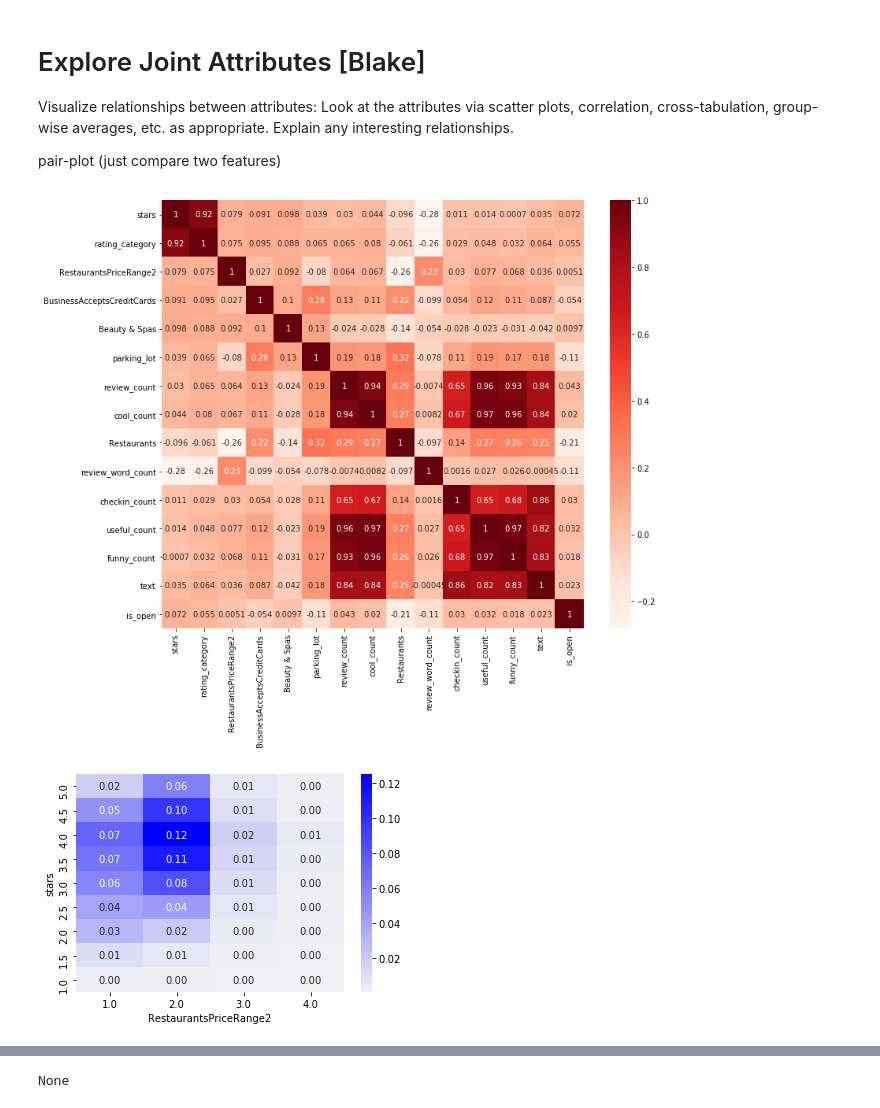
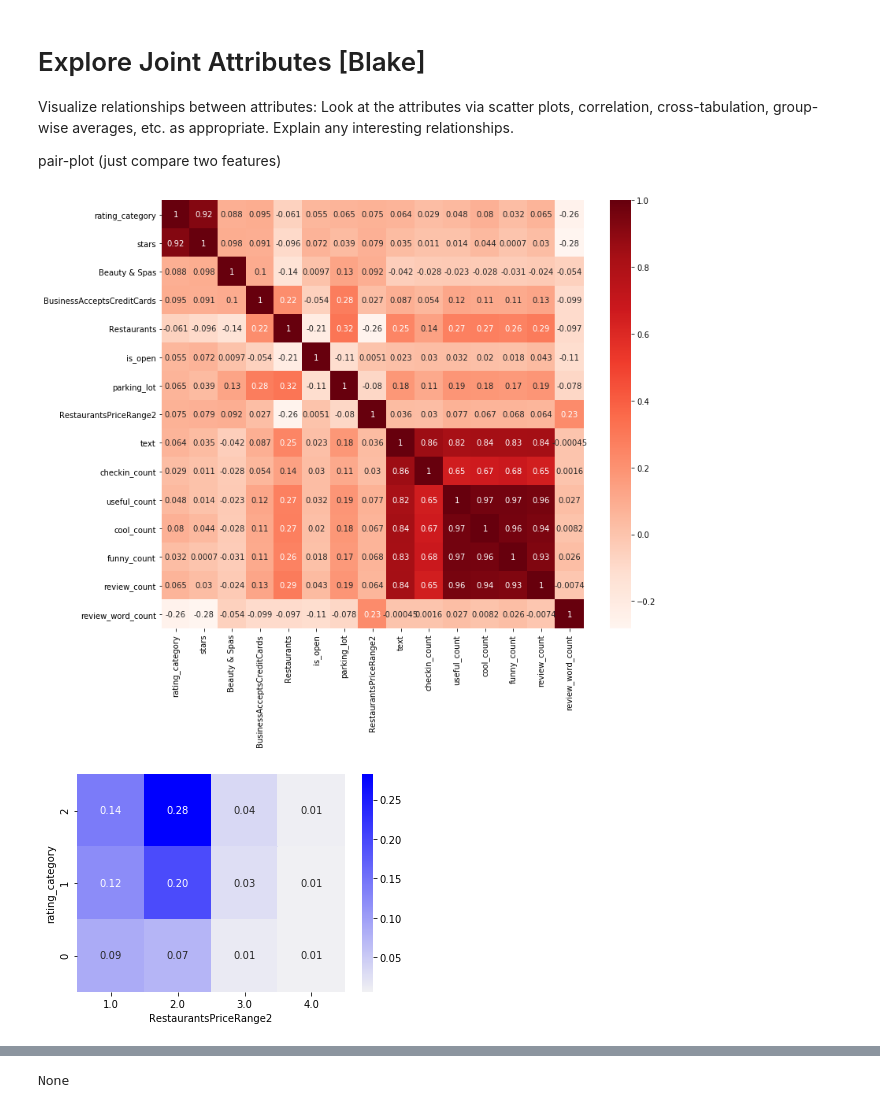
Before and after one commit to rchannewiser/MSDS-machine-learning1-team5, a Jupyter notebook: yelp_test.ipynb, the cells around one changed output, grey strips where cells are left out. Drawn from its saved outputs; the diff is of its cells as text; code cells hidden in the pictures.

```diff
--- a/yelp_test.ipynb
+++ b/yelp_test.ipynb
@@ -880,13 +910,14 @@ plot_top(df_business_eda,'zip3')
 # %%
 #https://towardsdatascience.com/feature-selection-with-pandas-e3690ad8504b
 
+
 #Using Pearson Correlation
 plt.figure(figsize=(12,10))
-cor = df_business_eda.corr()
+cor = tst.corr()
 sb.heatmap(cor, annot=True, cmap=plt.cm.Reds)
 plt.show()
 # %% [output]
-[figure, old version]
+[figure, new version]
 # %%
 def visualize_crosstab(df, col1,col2, normalize='all'):
     ct=pd.crosstab(df[col1],
@@ -910,9 +941,9 @@ def crosstab_heatmap(df, col1, col2, normalize='all'):
     sb.heatmap(ct, annot=True, fmt = '.2f', cmap=sb.color_palette("light:b", as_cmap=True))
 
 
-crosstab_heatmap(df_business_eda, "stars","RestaurantsPriceRange2",normalize="all")
+crosstab_heatmap(df_business_eda, "rating_category","RestaurantsPriceRange2",normalize="all")
 # %% [output]
-[figure, old version]
+[figure, new version]
 # %%
 # cool_count                      int64
 # funny_count                     int64
```
Also changed, not shown: parts of 15 cells of this notebook.
